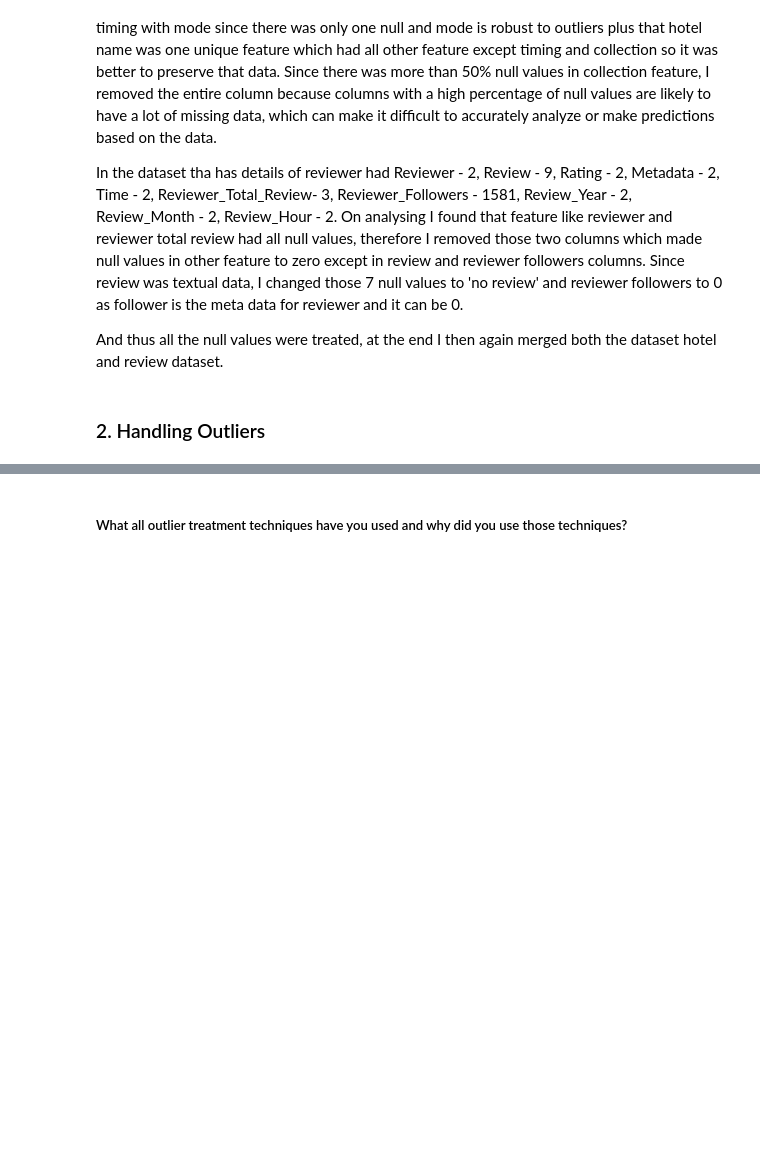
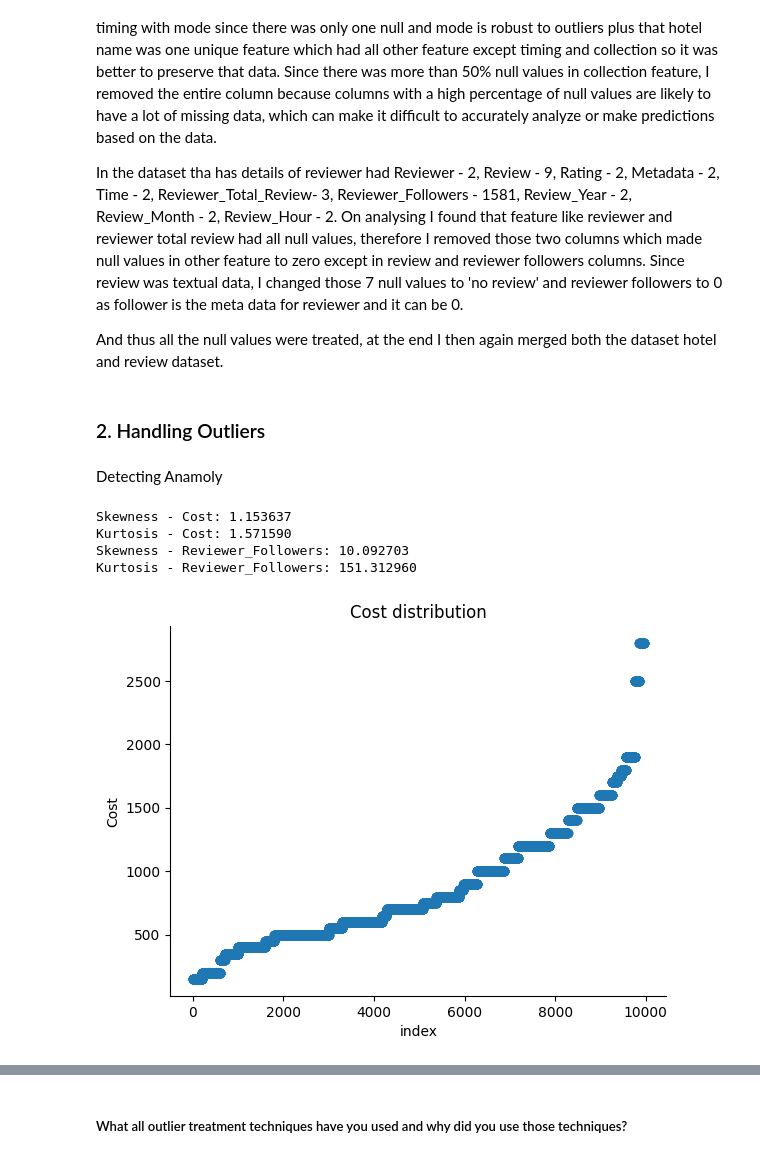
Before and after one commit to Aman811630/ML-Project--Zomato-Restaurant-Clustering-And-Sentiment-Analysis, a Jupyter notebook: Aman_Singh_Unsupervised_ML_project_Zomato_Restaurant_Clustering_And_Sentiment_Analysis_.ipynb, the cells around one changed output, grey strips where cells are left out. Drawn from its saved outputs; the diff is of its cells as text; code cells hidden in the pictures; blank space fills up the shorter version.

```diff
--- a/Aman_Singh_Unsupervised_ML_project_Zomato_Restaurant_Clustering_And_Sentiment_Analysis_.ipynb
+++ b/Aman_Singh_Unsupervised_ML_project_Zomato_Restaurant_Clustering_And_Sentiment_Analysis_.ipynb
@@ -1547,0 +1546,24 @@ And thus all the null values were treated, at the end I then again merged both t
+# %% [markdown]
+Detecting Anamoly
+# %%
+#Anamoly detection
+from sklearn.ensemble import IsolationForest
+#checking for normal distribution
+print("Skewness - Cost: %f" % merged['Cost'].skew())
+print("Kurtosis - Cost: %f" % merged['Cost'].kurt())
+print("Skewness - Reviewer_Followers: %f" % merged['Reviewer_Followers'].skew())
+print("Kurtosis - Reviewer_Followers: %f" % merged['Reviewer_Followers'].kurt())
+# %% [output]
+Skewness - Cost: 1.153637
+Kurtosis - Cost: 1.571590
+Skewness - Reviewer_Followers: 10.092703
+Kurtosis - Reviewer_Followers: 151.312960
+# %%
+#plotting graph for cost
+plt.scatter(range(merged.shape[0]), np.sort(merged['Cost'].values))
+plt.xlabel('index')
+plt.ylabel('Cost')
+plt.title("Cost distribution")
+sns.despine()
+# %% [output]
+[figure, added]
```
Also changed, not shown: parts of 28 cells of this notebook.
